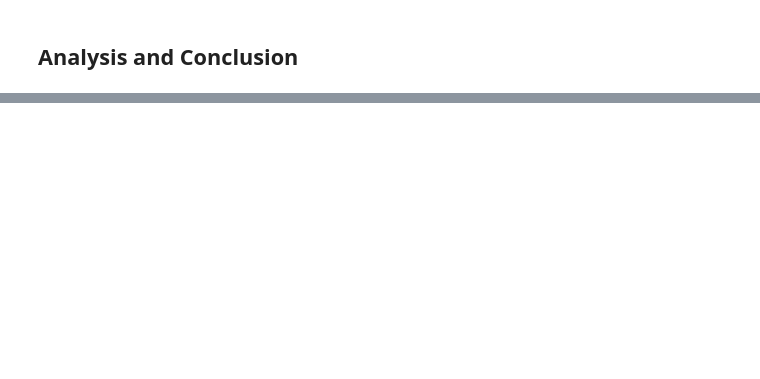
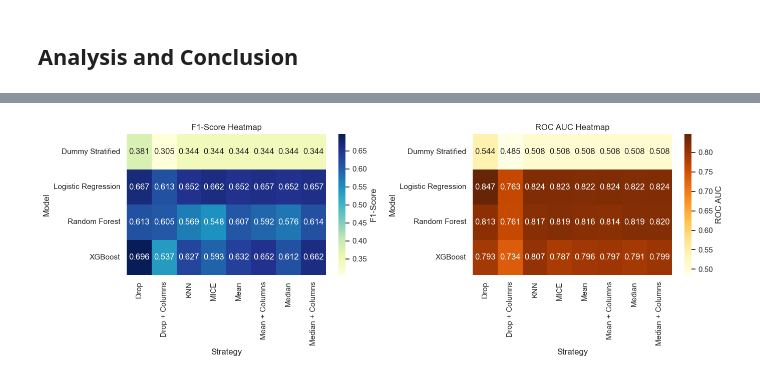
Before and after one commit to alejo1630/missing_values, a Jupyter notebook: Missing_Values_Analysis.ipynb, the cells around one changed output, grey strips where cells are left out. Cells and saved outputs as stored; diff of their text form; code cells hidden in the pictures; blank space fills up the shorter version.

```diff
--- a/Missing_Values_Analysis.ipynb
+++ b/Missing_Values_Analysis.ipynb
@@ -377,0 +607,35 @@ df[["Skin_Fold", "Serum_Insulin"]].corr()
+# %%
+# Pivot Table
+pivot_f1 = df_metrics.pivot(index='Model', columns='Strategy', values='F1-Score')
+pivot_auc = df_metrics.pivot(index='Model', columns='Strategy', values='ROC AUC')
+
+
+# Plot heatmaps
+plt.figure(figsize=(14, 5))
+
+# F1-Score Heatmap
+plt.subplot(1, 2, 1)
+sns.heatmap(
+    pivot_f1,
+    annot=True,
+    fmt=".3f",
+    cmap="YlGnBu",
+    cbar_kws={'label': 'F1-Score'}
+)
+plt.title('F1-Score Heatmap')
+
+# ROC AUC Heatmap
+plt.subplot(1, 2, 2)
+sns.heatmap(
+    pivot_auc,
+    annot=True,
+    fmt=".3f",
+    cmap="YlOrBr",
+    cbar_kws={'label': 'ROC AUC'}
+)
+plt.title('ROC AUC Heatmap')
+
+plt.tight_layout()
+plt.show()
+# %% [output]
+[figure, added]
```
Also changed, not shown: parts of 64 cells of this notebook, 1 other file.
